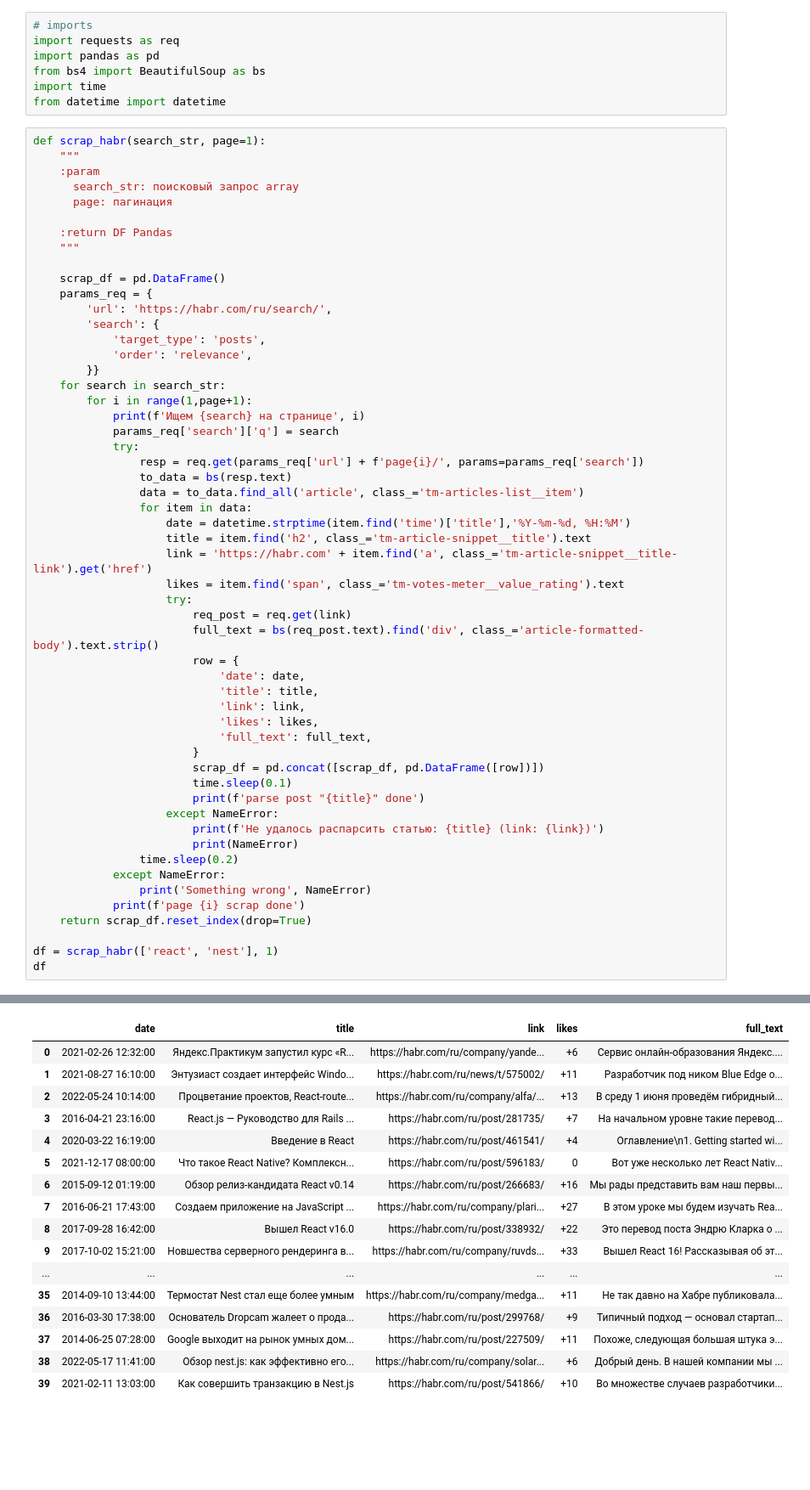
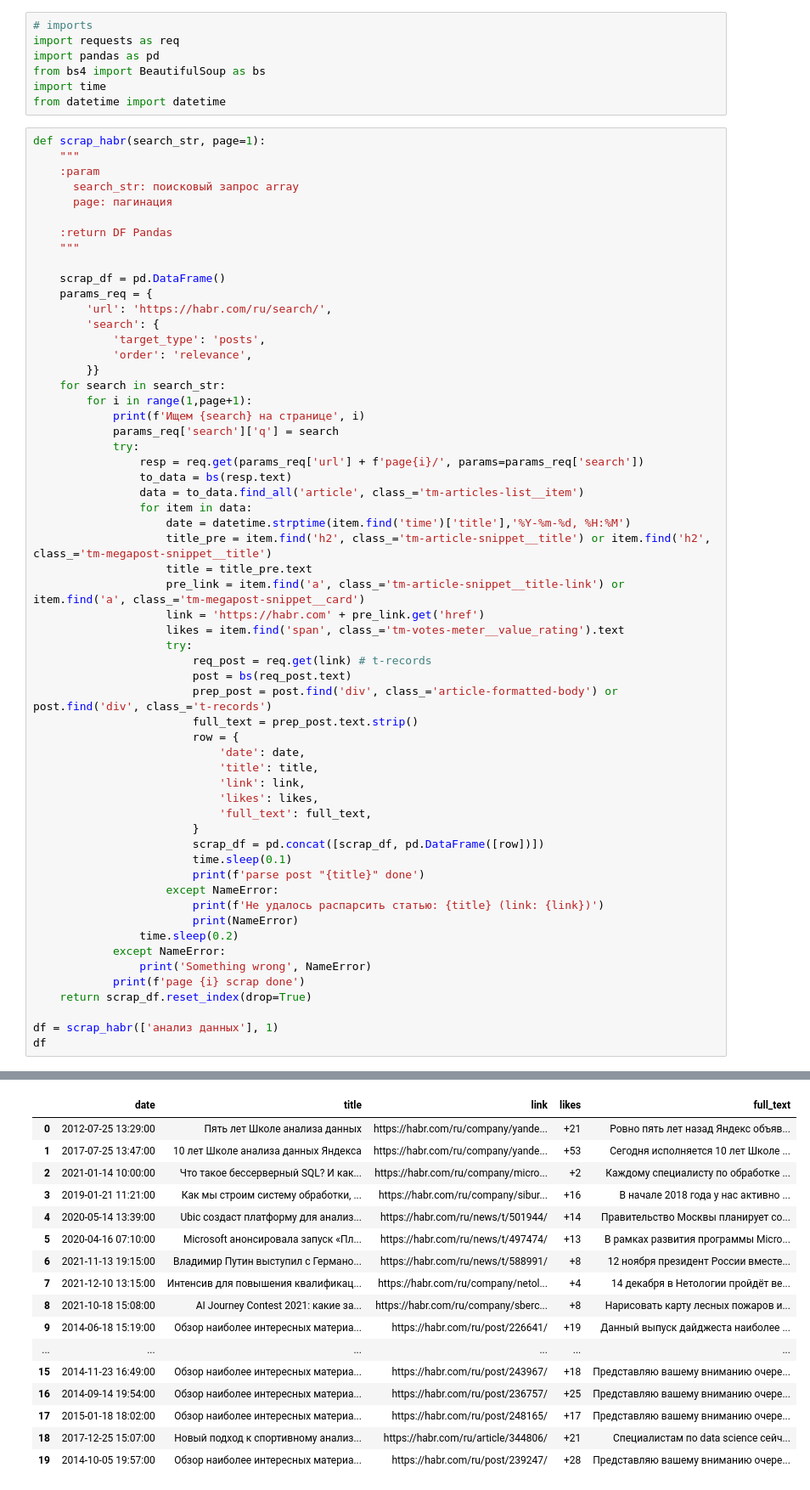
Before and after one commit to ArcherCrayXC30/Netology_Py_HM, a Jupyter notebook: NUMPY-34/hw-5/home_work_5.ipynb, the cells around one changed output, grey strips where cells are left out. Shown at 85% size. Cells and saved outputs as stored; diff of their text form; blank space fills up the shorter version.

```diff
--- a/NUMPY-34/hw-5/home_work_5.ipynb
+++ b/NUMPY-34/hw-5/home_work_5.ipynb
@@ -45,12 +45,16 @@ def scrap_habr(search_str, page=1):
                 data = to_data.find_all('article', class_='tm-articles-list__item')
                 for item in data:
                     date = datetime.strptime(item.find('time')['title'],'%Y-%m-%d, %H:%M')
-                    title = item.find('h2', class_='tm-article-snippet__title').text
-                    link = 'https://habr.com' + item.find('a', class_='tm-article-snippet__title-link').get('href')
+                    title_pre = item.find('h2', class_='tm-article-snippet__title') or item.find('h2', class_='tm-megapost-snippet__title')
+                    title = title_pre.text
+                    pre_link = item.find('a', class_='tm-article-snippet__title-link') or item.find('a', class_='tm-megapost-snippet__card')
+                    link = 'https://habr.com' + pre_link.get('href')
                     likes = item.find('span', class_='tm-votes-meter__value_rating').text
                     try:
-                        req_post = req.get(link)
-                        full_text = bs(req_post.text).find('div', class_='article-formatted-body').text.strip()
+                        req_post = req.get(link) # t-records
+                        post = bs(req_post.text)
+                        prep_post = post.find('div', class_='article-formatted-body') or post.find('div', class_='t-records')
+                        full_text = prep_post.text.strip()
                         row = {
                             'date': date,
                             'title': title,
@@ -70,6 +74,6 @@ def scrap_habr(search_str, page=1):
             print(f'page {i} scrap done')
     return scrap_df.reset_index(drop=True)
 
-df = scrap_habr(['react', 'nest'], 1)
+df = scrap_habr(['анализ данных'], 1)
 df
 # %% [output]
@@ -92,18 +96,18 @@ parse post "Как совершить транзакцию в Nest.js" done
 page 1 scrap done
 |  | date | title | link | likes | full_text |
-| 0 | 2021-02-26 12:32:00 | Яндекс.Практикум запустил курс «R... | https://habr.com/ru/company/yande... | +6 | Сервис онлайн-образования Яндекс.... |
-| 1 | 2021-08-27 16:10:00 | Энтузиаст создает интерфейс Windo... | https://habr.com/ru/news/t/575002/ | +11 | Разработчик под ником Blue Edge о... |
-| 2 | 2022-05-24 10:14:00 | Процветание проектов, React-route... | https://habr.com/ru/company/alfa/... | +13 | В среду 1 июня проведём гибридный... |
-| 3 | 2016-04-21 23:16:00 | React.js — Руководство для Rails ... | https://habr.com/ru/post/281735/ | +7 | На начальном уровне такие перевод... |
-| 4 | 2020-03-22 16:19:00 | Введение в React | https://habr.com/ru/post/461541/ | +4 | Оглавление\n1. Getting started wi... |
-| 5 | 2021-12-17 08:00:00 | Что такое React Native? Комплексн... | https://habr.com/ru/post/596183/ | 0 | Вот уже несколько лет React Nativ... |
-| 6 | 2015-09-12 01:19:00 | Обзор релиз-кандидата React v0.14 | https://habr.com/ru/post/266683/ | +16 | Мы рады представить вам наш первы... |
-| 7 | 2016-06-21 17:43:00 | Создаем приложение на JavaScript ... | https://habr.com/ru/company/plari... | +27 | В этом уроке мы будем изучать Rea... |
-| 8 | 2017-09-28 16:42:00 | Вышел React v16.0 | https://habr.com/ru/post/338932/ | +22 | Это перевод поста Эндрю Кларка о ... |
-| 9 | 2017-10-02 15:21:00 | Новшества серверного рендеринга в... | https://habr.com/ru/company/ruvds... | +33 | Вышел React 16! Рассказывая об эт... |
+| 0 | 2012-07-25 13:29:00 | Пять лет Школе анализа данных | https://habr.com/ru/company/yande... | +21 | Ровно пять лет назад Яндекс объяв... |
+| 1 | 2017-07-25 13:47:00 | 10 лет Школе анализа данных Яндекса | https://habr.com/ru/company/yande... | +53 | Сегодня исполняется 10 лет Школе ... |
+| 2 | 2021-01-14 10:00:00 | Что такое бессерверный SQL? И как... | https://habr.com/ru/company/micro... | +2 | Каждому специалисту по обработке ... |
+| 3 | 2019-01-21 11:21:00 | Как мы строим систему обработки, ... | https://habr.com/ru/company/sibur... | +16 | В начале 2018 года у нас активно ... |
+| 4 | 2020-05-14 13:39:00 | Ubic создаст платформу для анализ... | https://habr.com/ru/news/t/501944/ | +14 | Правительство Москвы планирует со... |
+| 5 | 2020-04-16 07:10:00 | Microsoft анонсировала запуск «Пл... | https://habr.com/ru/news/t/497474/ | +13 | В рамках развития программы Micro... |
+| 6 | 2021-11-13 19:15:00 | Владимир Путин выступил с Германо... | https://habr.com/ru/news/t/588991/ | +8 | 12 ноября президент России вместе... |
+| 7 | 2021-12-10 13:15:00 | Интенсив для повышения квалификац... | https://habr.com/ru/company/netol... | +4 | 14 декабря в Нетологии пройдёт ве... |
+| 8 | 2021-10-18 15:08:00 | AI Journey Contest 2021: какие за... | https://habr.com/ru/company/sberc... | +8 | Нарисовать карту лесных пожаров и... |
+| 9 | 2014-06-18 15:19:00 | Обзор наиболее интересных материа... | https://habr.com/ru/post/226641/ | +19 | Данный выпуск дайджеста наиболее ... |
 | ... | ... | ... | ... | ... | ... |
-| 35 | 2014-09-10 13:44:00 | Термостат Nest стал еще более умным | https://habr.com/ru/company/medga... | +11 | Не так давно на Хабре публиковала... |
-| 36 | 2016-03-30 17:38:00 | Основатель Dropcam жалеет о прода... | https://habr.com/ru/post/299768/ | +9 | Типичный подход — основал стартап... |
-| 37 | 2014-06-25 07:28:00 | Google выходит на рынок умных дом... | https://habr.com/ru/post/227509/ | +11 | Похоже, следующая большая штука э... |
-| 38 | 2022-05-17 11:41:00 | Обзор nest.js: как эффективно его... | https://habr.com/ru/company/solar... | +6 | Добрый день. В нашей компании мы ... |
-| 39 | 2021-02-11 13:03:00 | Как совершить транзакцию в Nest.js | https://habr.com/ru/post/541866/ | +10 | Во множестве случаев разработчики... |
+| 15 | 2014-11-23 16:49:00 | Обзор наиболее интересных материа... | https://habr.com/ru/post/243967/ | +18 | Представляю вашему вниманию очере... |
+| 16 | 2014-09-14 19:54:00 | Обзор наиболее интересных материа... | https://habr.com/ru/post/236757/ | +25 | Представляю вашему вниманию очере... |
+| 17 | 2015-01-18 18:02:00 | Обзор наиболее интересных материа... | https://habr.com/ru/post/248165/ | +17 | Представляю вашему вниманию очере... |
+| 18 | 2017-12-25 15:07:00 | Новый подход к спортивному анализ... | https://habr.com/ru/article/344806/ | +21 | Специалистам по data science сейч... |
+| 19 | 2014-10-05 19:57:00 | Обзор наиболее интересных материа... | https://habr.com/ru/post/239247/ | +28 | Представляю вашему вниманию очере... |
```
Also changed, not shown: parts of 1 cell of this notebook, 1 other file.
